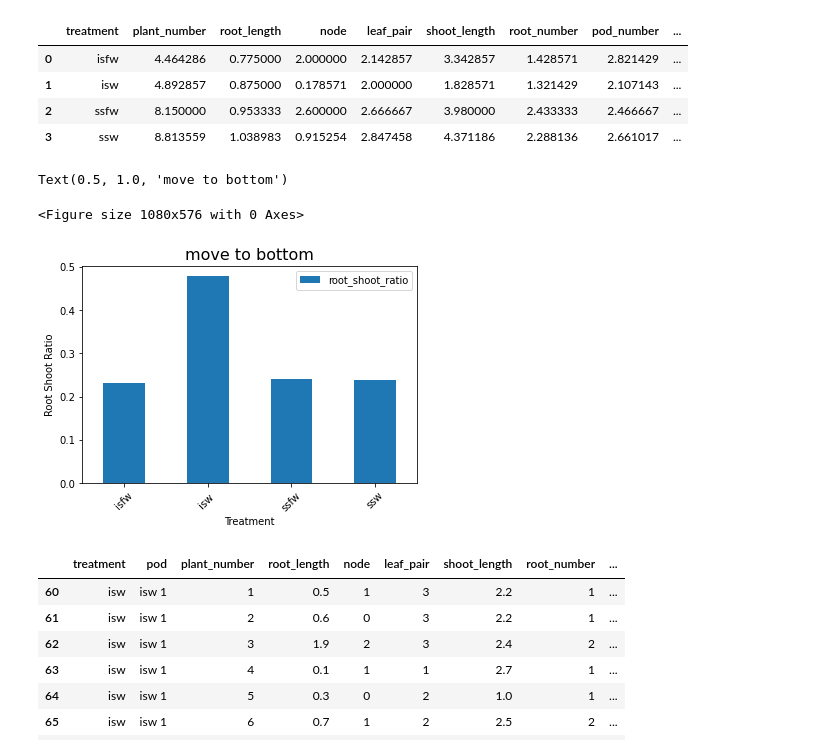
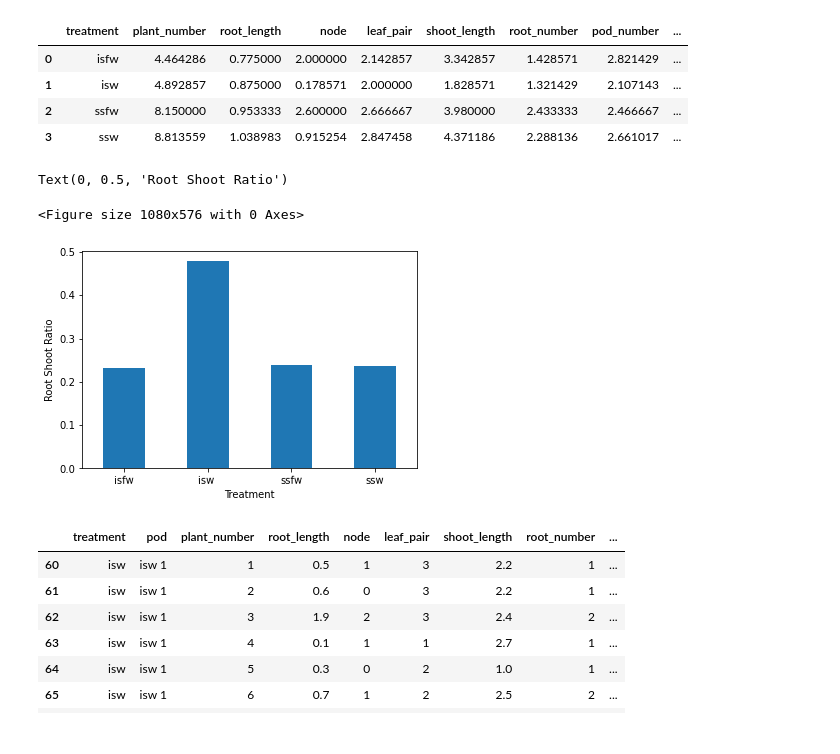
Before and after one commit to Travis-Simmons/Plant_A_P, a Jupyter notebook: figures.ipynb, the cells around one changed output. Drawn from its saved outputs; the diff is of its cells as text; code cells hidden in the pictures.

```diff
--- a/figures.ipynb
+++ b/figures.ipynb
@@ -219,15 +203,15 @@ grouped_final['root_shoot_ratio'] = grouped_final['root_length']/ grouped_final[
 | 3 | ssw | 8.813559 | 1.038983 | 0.915254 | 2.847458 | 4.371186 | 2.288136 | 2.661017 | ... |
 # %%
 plt.figure(figsize = (15,8))
-ax = grouped_final.plot(kind = 'bar', x = 'treatment', y = 'root_shoot_ratio')
-plt.xticks(rotation = 45)
+ax = grouped_final.plot(kind = 'bar', x = 'treatment', y = 'root_shoot_ratio', cmap = 'tab10' , legend = False)
+plt.xticks(rotation = 1)
 plt.xlabel('Treatment')
 plt.ylabel('Root Shoot Ratio')
-plt.title('move to bottom', fontsize = 16)
+# plt.title('move to bottom', fontsize = 16)
 # %% [output]
-Text(0.5, 1.0, 'move to bottom')
+Text(0, 0.5, 'Root Shoot Ratio')
 <Figure size 1080x576 with 0 Axes>
-[figure, old version]
+[figure, new version]
 # %%
 # anova prep, need all root length values and all shoot lenght values by treatment
 
```
Also changed, not shown: parts of 7 cells of this notebook, 1 other file.
